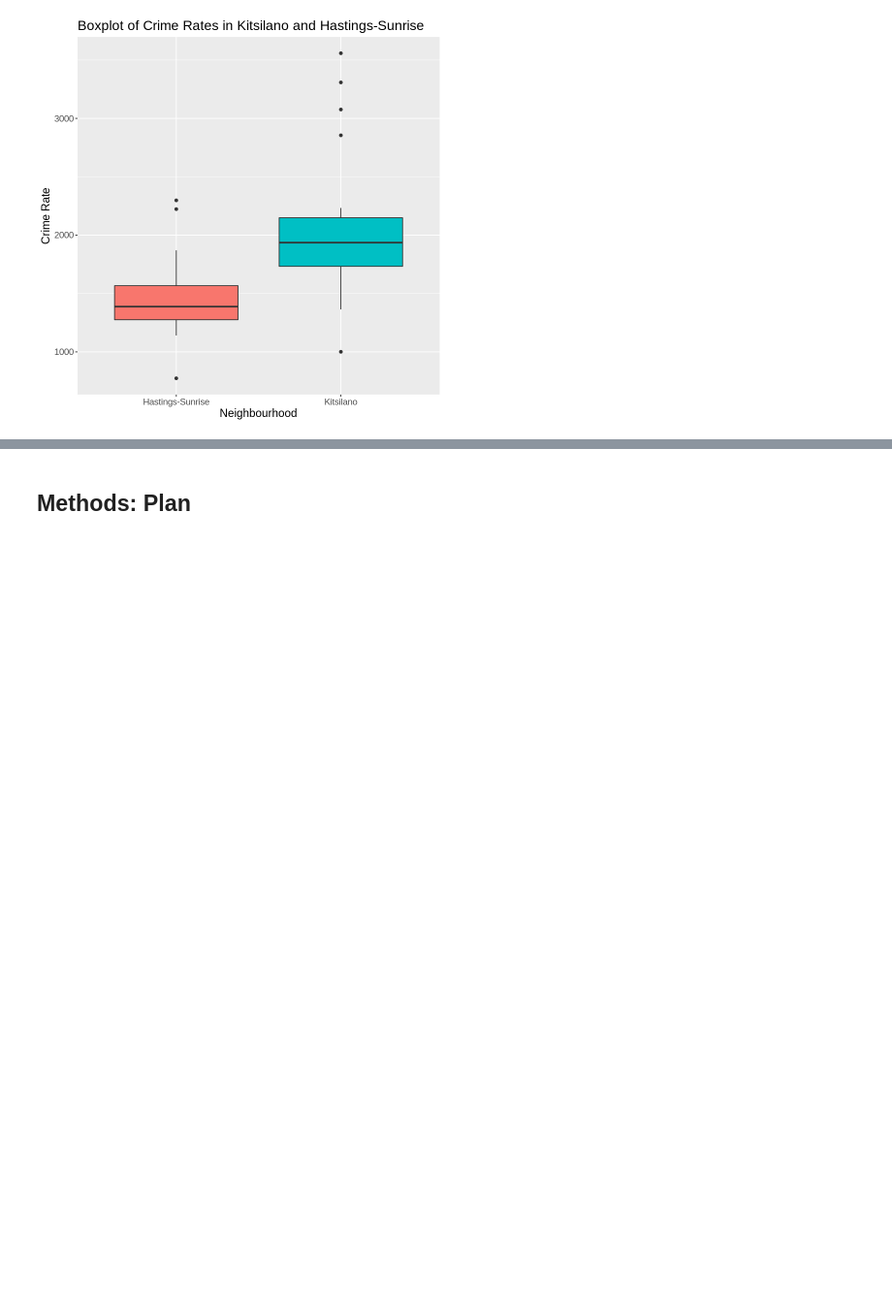
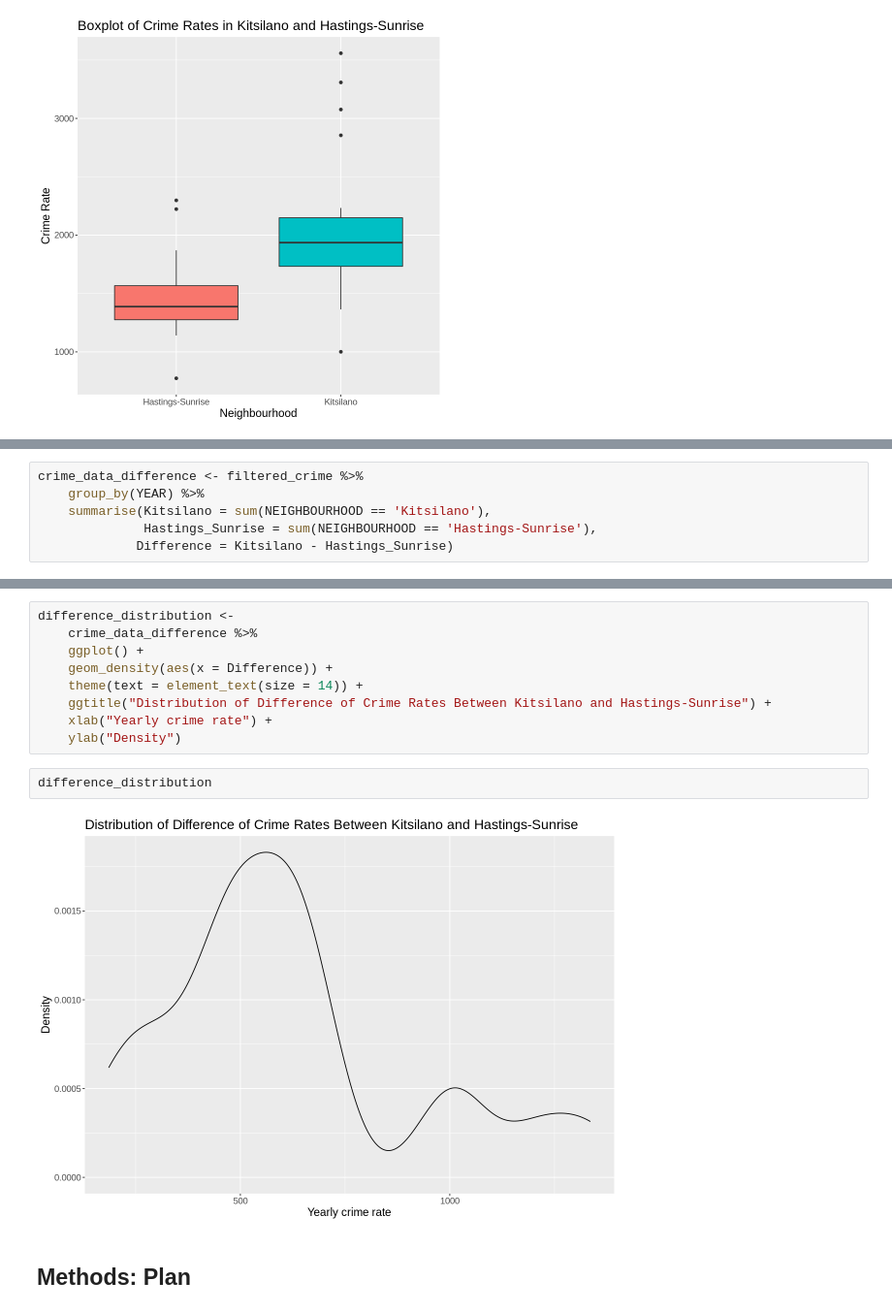
Before and after one commit to Git-Over-Here/STAT-201-Group-Project, a Jupyter notebook: Project Proposal.ipynb, the cells around one changed output, grey strips where cells are left out. Shown: that part at 97% size. Drawn from its saved outputs; the diff is of its cells as text; blank space fills up the shorter version.

```diff
--- a/Project Proposal.ipynb
+++ b/Project Proposal.ipynb
@@ -147,0 +157,6 @@ Warning message:
+# %%
+crime_data_difference <- filtered_crime %>%
+    group_by(YEAR) %>%
+    summarise(Kitsilano = sum(NEIGHBOURHOOD == 'Kitsilano'),
+              Hastings_Sunrise = sum(NEIGHBOURHOOD == 'Hastings-Sunrise'),
+             Difference = Kitsilano - Hastings_Sunrise)
@@ -148,2 +175,15 @@ Warning message:
+# %%
+difference_distribution <-
+    crime_data_difference %>%
+    ggplot() +
+    geom_density(aes(x = Difference)) +
+    theme(text = element_text(size = 14)) +
+    ggtitle("Distribution of Difference of Crime Rates Between Kitsilano and Hastings-Sunrise") +
+    xlab("Yearly crime rate") +
+    ylab("Density")
+# %%
+difference_distribution
+# %% [output]
+[figure, added]
 # %% [markdown]
 ## Methods: Plan
```
Also changed, not shown: parts of 8 cells of this notebook.
